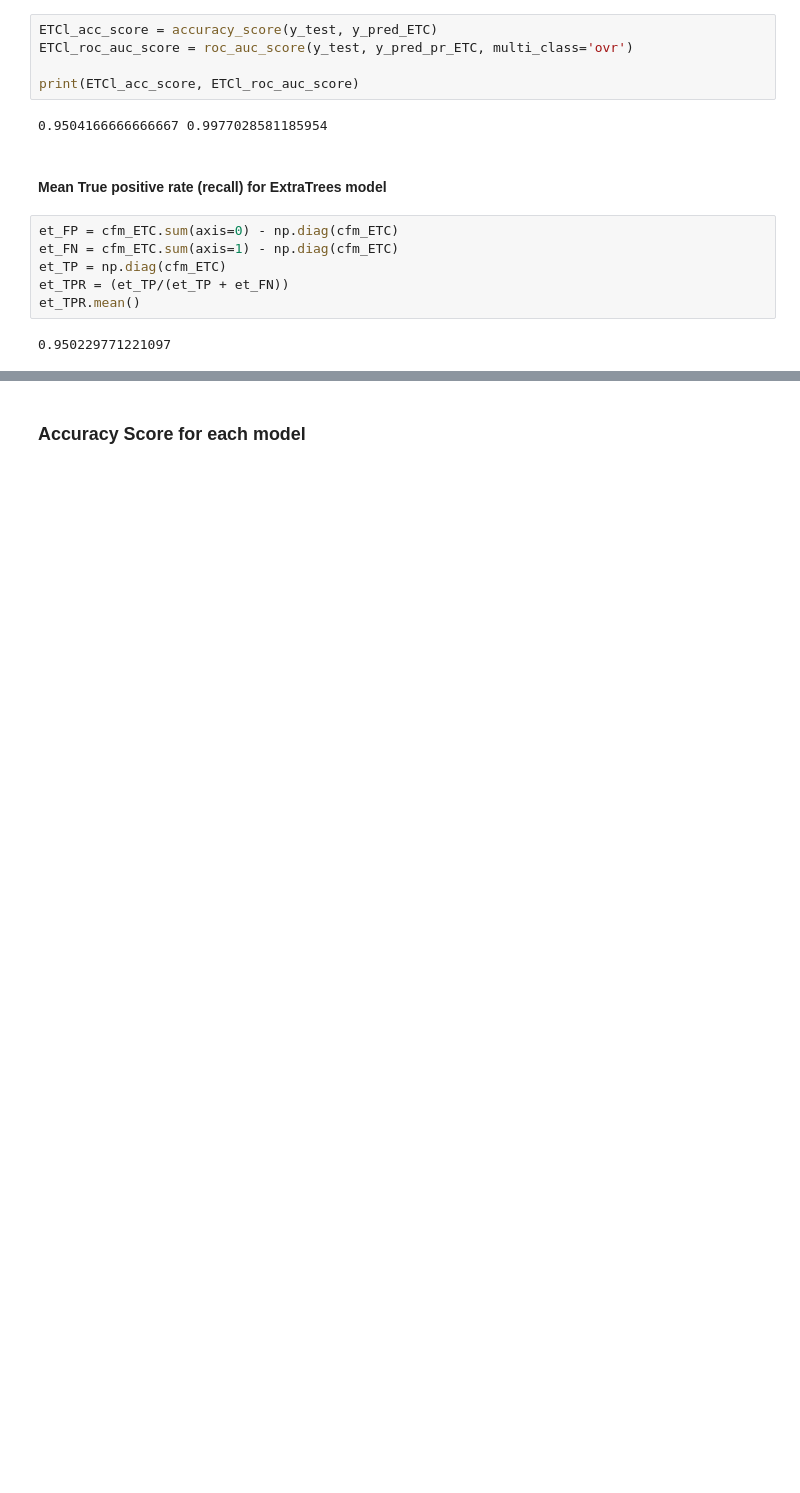
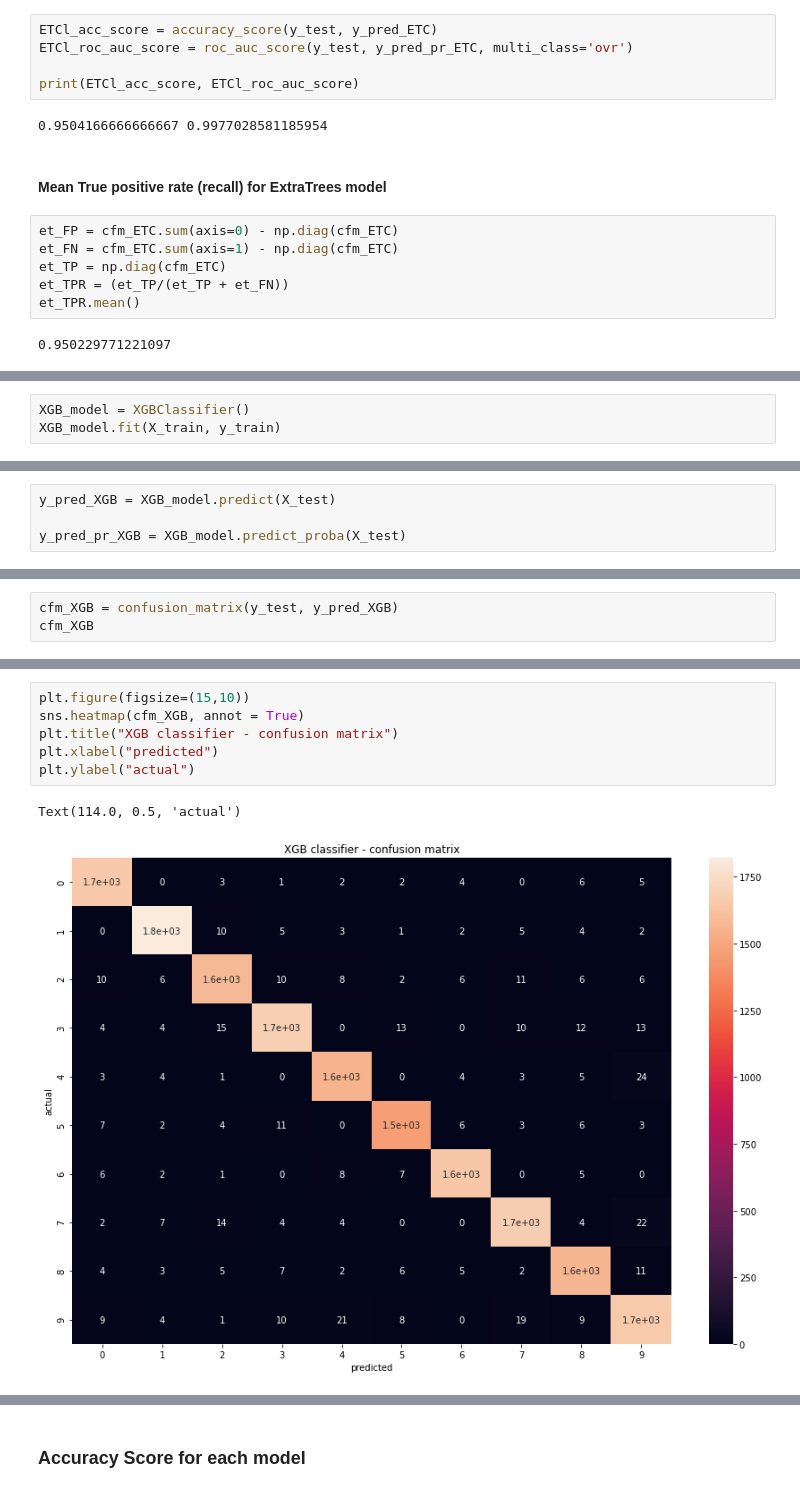
Before and after one commit to mcsiva/Python, a Jupyter notebook: MNIST_exercise.ipynb, the cells around one changed output, grey strips where cells are left out. Cells and saved outputs as stored; diff of their text form; blank space fills up the shorter version.

```diff
--- a/MNIST_exercise.ipynb
+++ b/MNIST_exercise.ipynb
@@ -364,0 +370,3 @@ et_TPR.mean()
+# %%
+XGB_model = XGBClassifier()
+XGB_model.fit(X_train, y_train)
@@ -364,0 +384,4 @@ et_TPR.mean()
+# %%
+y_pred_XGB = XGB_model.predict(X_test)
+
+y_pred_pr_XGB = XGB_model.predict_proba(X_test)
@@ -364,0 +398,3 @@ et_TPR.mean()
+# %%
+cfm_XGB = confusion_matrix(y_test, y_pred_XGB)
+cfm_XGB
@@ -364,0 +413,9 @@ et_TPR.mean()
+# %%
+plt.figure(figsize=(15,10))
+sns.heatmap(cfm_XGB, annot = True)
+plt.title("XGB classifier - confusion matrix")
+plt.xlabel("predicted")
+plt.ylabel("actual")
+# %% [output]
+Text(114.0, 0.5, 'actual')
+[figure, added]
```
Also changed, not shown: parts of 15 cells of this notebook.
